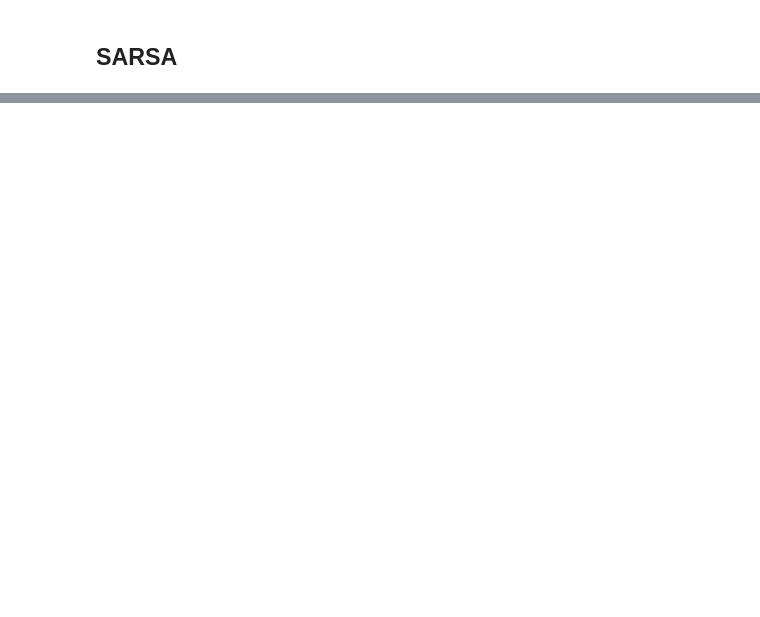
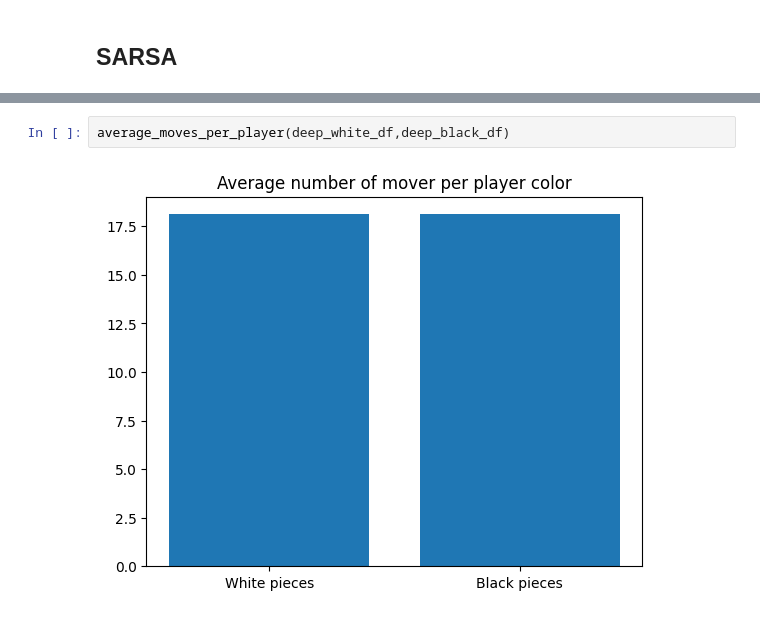
Before and after one commit to inesleonidasrocha/ChessRL23, a Jupyter notebook: RL PROJECT DeepQLearning.ipynb, the cells around one changed output, grey strips where cells are left out. Cells and saved outputs as stored; diff of their text form; blank space fills up the shorter version.

```diff
--- a/RL PROJECT DeepQLearning.ipynb
+++ b/RL PROJECT DeepQLearning.ipynb
@@ -1624,0 +1724,4 @@ pieces_left_line_plot(mcts_df)
+# %%
+average_moves_per_player(deep_white_df,deep_black_df)
+# %% [output]
+[figure, added]
```
Also changed, not shown: parts of 23 cells of this notebook.
